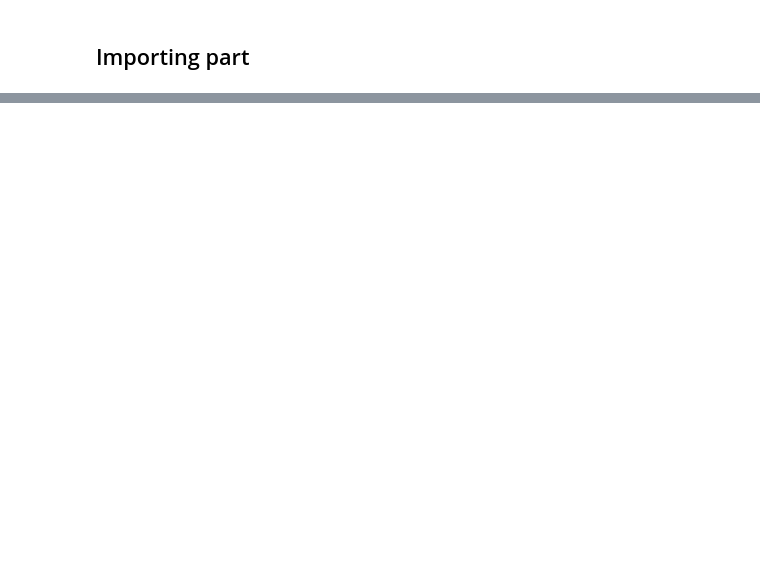
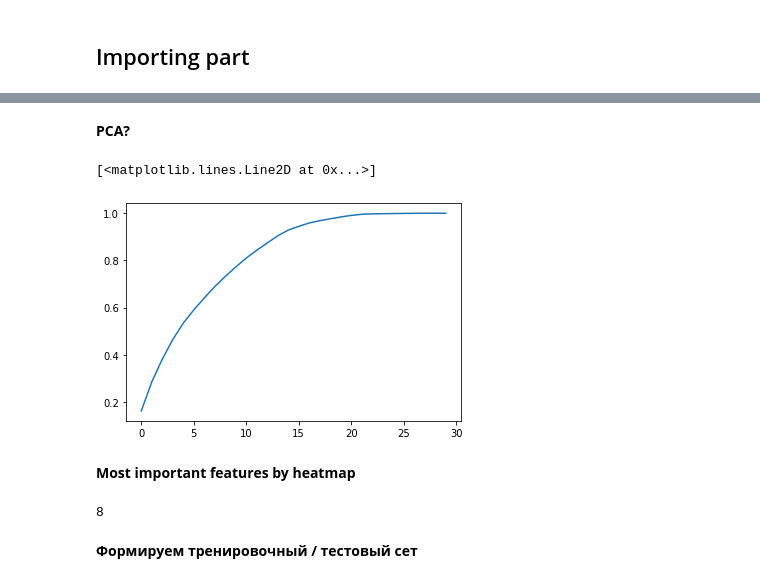
Before and after one commit to vita1pa/Loan-Prediction-Hackathon, a Jupyter notebook: Loan_Prediction_FE_AV.ipynb, the cells around one changed output, grey strips where cells are left out. Saved outputs shown, nothing was run; the diff lists cells and outputs as text; code cells hidden in the pictures; blank space fills up the shorter version.

```diff
--- a/Loan_Prediction_FE_AV.ipynb
+++ b/Loan_Prediction_FE_AV.ipynb
@@ -66,0 +271,12 @@ target = target.map({'Y':0, 'N':1})
+# %% [markdown]
+**PCA?**
+# %%
+from sklearn.decomposition import PCA
+
+pca = PCA()
+pca.fit(final_data)
+
+plt.plot(np.cumsum(pca.explained_variance_ratio_))
+# %% [output]
+[<matplotlib.lines.Line2D at 0x...>]
+[figure, added]
@@ -66,0 +286,12 @@ target = target.map({'Y':0, 'N':1})
+# %% [markdown]
+**Most important features by heatmap**
+# %%
+corr = final_data_to_train_test.corr()['Loan_Status']
+feats = corr[np.abs(corr) >= 0.09].index[:-1]
+
+final_data_important = final_data[feats]
+len(feats)
+# %% [output]
+8
+# %% [markdown]
+**Формируем тренировочный / тестовый сет**
```
Also changed, not shown: parts of 45 cells of this notebook.
